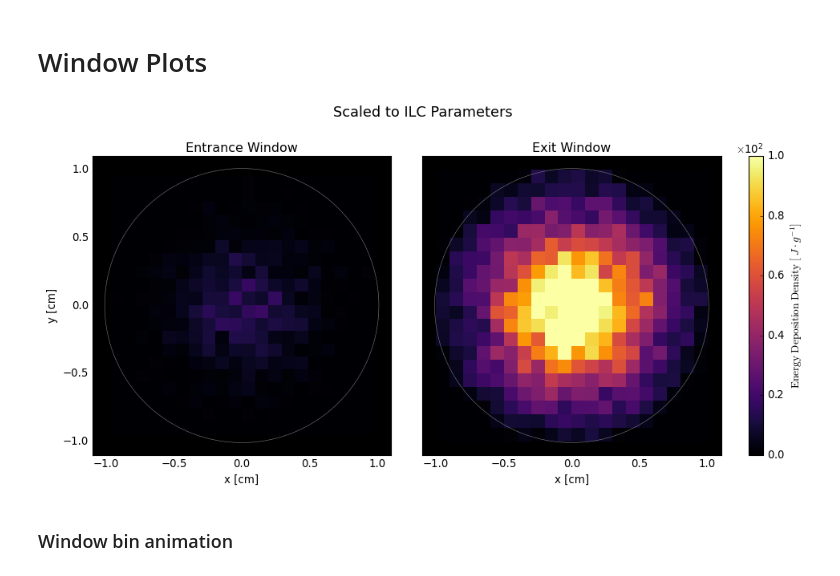
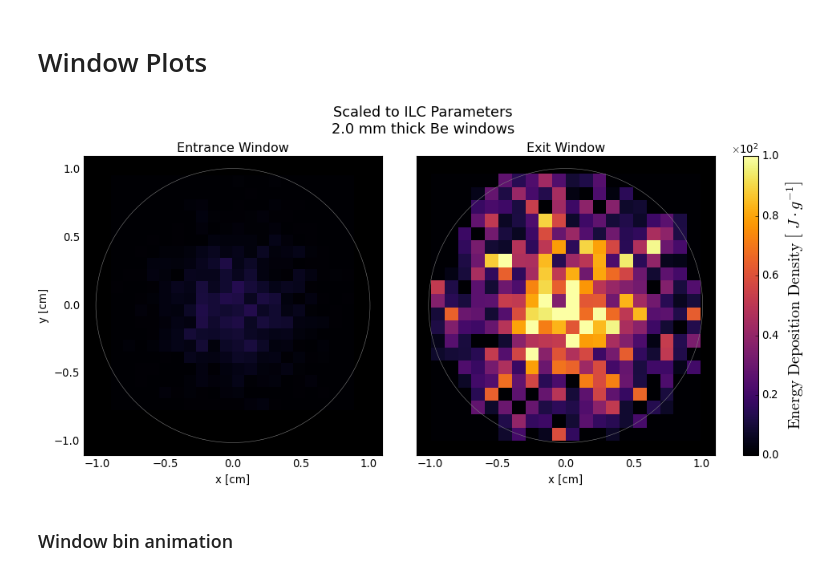
Before and after one commit to MaxVarverakis/G4Bl-LXeSims, a Jupyter notebook: analysis/zslice.ipynb, the cells around one changed output. Cells and saved outputs as stored; diff of their text form; code cells hidden in the pictures.

Commit message:
Fixed window placement

```diff
--- a/analysis/zslice.ipynb
+++ b/analysis/zslice.ipynb
@@ -32,16 +32,17 @@ customCMAP()
 # %% [markdown]
 # Load data
 # %%
-WinMat = "Al"
+with open("../analysis/z_sim_info.json", "r") as f:
+    info = json.load(f)
 
-path = f"/Users/max/SLAC Fall 2024/LXeSims/{WinMat}_sigmaR_3mm_thickness_0.5mm"
+WinMat = "Be"
+thickness = info["WinProperties"]["Win_thickness"] * 10
+
+path = f'/Users/max/SLAC Fall 2024/LXeSims/{WinMat}_sigmaR_3mm_thickness_{thickness}mm'
 # path = f"/Users/max/SLAC Fall 2024/LXeSims/{WinMat}_sigmaR_3mm_thickness_2mm_sliced"
 # path = '/Users/max/SLAC Fall 2024/LXeSims/Geant4_test'
 
 cols = 'x y z Px Py Pz t PDGid EventID TrackID ParentID Weight Edep VisibleEdep Ntracks'.split(' ')
-
-with open("../analysis/z_sim_info.json", "r") as f:
-    info = json.load(f)
 
 n_events = info["n_events"]
 
@@ -200,7 +201,9 @@ WinEDD = []
 
 plt.close()
 fig, ax = plt.subplots(1, 2, sharey=True, figsize=(12,6), constrained_layout=True)
-plt.suptitle('Scaled to ILC Parameters\n', fontsize=16)
+# plt.suptitle(f'Scaled to ILC Parameters\n Window material: {WinMat}', fontsize=16)
+plt.suptitle(f'Scaled to ILC Parameters\n{info["WinProperties"]["Win_thickness"] * 10} mm thick {WinMat} windows', fontsize=16)
+
 for i in range(2):
     # Bin the Edep data to prepare for pcolormesh
     h = np.histogram2d(
@@ -230,35 +233,40 @@ for i in range(2):
     )
 
 
     if WinKey != 'edd':
         EDD = Edep_per_bin / mass['edd']
     WinEDD.append([ x_edges, y_edges, EDD.T, x_bin_centers, y_bin_centers ])
 
 
     ######################################
 
     # outline the window edges, with a slight fudge factor to endsure we aren't excluding any hits in the EDD calculations later on
     circ = ax[i].add_patch(Circle((0,0), radius=info["WinProperties"]["r_window"] + 1e-2, facecolor='None', edgecolor='gray', lw=0.5))
 
     ######################################
 
     # ax[i].autoscale_view()
     ax[i].set_xlabel('x [cm]')
     # ax[i].set_xticks(np.arange(-1,1.25,0.25))
     # ax[i].set_yticks(np.arange(-1,1.25,0.25))
     ax[i].set_xlim(-1.1,1.1)
     ax[i].set_title(names[i])
     ax[i].set_aspect('equal')
     ax[i].set_facecolor('black')
 ax[0].set_ylabel('y [cm]')
 ax[0].set_ylim(-1.1,1.1)
-cb = plt.colorbar(im, ax=ax[1], label=labels[WinKey])
+cb = plt.colorbar(im, ax=ax[1], # pad=0.0,
+                # , extend='max'
+                )
+cb.set_label(label=labels[WinKey], fontsize=18)
 cb.formatter.set_useMathText(True)
 cb.formatter.set_powerlimits((0, 0))
 
+plt.savefig('/Users/max/SLAC Fall 2024/LXeSims'+f'/Figures/EDD_{WinMat}_{info["WinProperties"]["Win_thickness"] * 10}mm.png', dpi=300)
+
 plt.show()
 # %% [output]
-[figure, old version]
+[figure, new version]
 # %% [markdown]
 ### Window bin animation
 # %%
```
Also changed, not shown: parts of 10 cells of this notebook, 9 other files.
